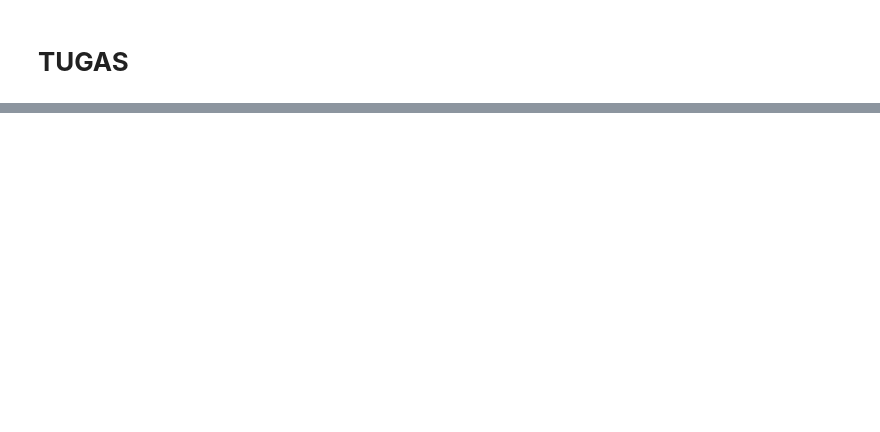
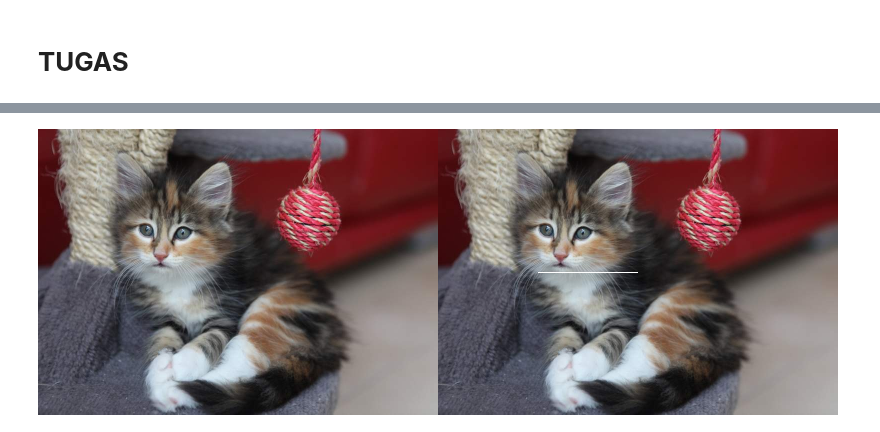
Before and after one commit to BrianMohamadSafiudin/PCVK_Ganjil_2023, a Jupyter notebook: Week1.ipynb, the cells around one changed output, grey strips where cells are left out. Cells and saved outputs as stored; diff of their text form; code cells hidden in the pictures; blank space fills up the shorter version.

```diff
--- a/Week1.ipynb
+++ b/Week1.ipynb
@@ -89,2 +89,26 @@ cv2_imshow(final_frame)
 # %% [markdown]
 # **TUGAS**
+# %%
+# Jawaban Nomor 2
+
+image_2 = cv.cvtColor(image, cv.COLOR_BGR2RGB)
+image_vertical = cv.cvtColor(image, cv.COLOR_BGR2RGB)
+image_cross = cv.cvtColor(image, cv.COLOR_BGR2RGB)
+
+# membuat garis vertikal ditengah image
+for x in range (tinggi):
+  image_vertical[x, int((lebar)/2)] = [255,255,255]
+
+# membuat garis cross ditengah image
+for i in range(min(tinggi, lebar)):
+    image_cross[i, i] = [255,255, 255]
+    image_cross[tinggi - i - 1, i] = [255,255, 255]
+
+# Menggabungkan gambar-gambar dengan garis
+final_frame1 = cv.hconcat((image_2, image_vertical))
+final_frame2 = cv.hconcat((image_2, image_cross))
+
+# Menampilkan gambar
+cv2_imshow(final_frame1)
+print("\n")
+cv2_imshow(final_frame2)
@@ -90,0 +118,23 @@ cv2_imshow(final_frame)
+# %%
+# Jawaban Nomor 3
+
+image_2 = cv.cvtColor(image, cv.COLOR_BGR2RGB)
+image_with_horizontal_line = cv.cvtColor(image, cv.COLOR_BGR2RGB)
+
+# Menentukan panjang garis yang diinginkan
+panjang_garis = 100
+
+# Membuat gambar baru untuk garis horizontal di tengah gambar
+y_center = int(tinggi / 2)  # Koordinat y untuk garis horizontal
+x_start = int((lebar - panjang_garis) / 3)
+x_end = x_start + panjang_garis
+for x in range(x_start, x_end):
+    image_with_horizontal_line[y_center, x] = [255, 255, 255]
+
+# Menggabungkan gambar asli dengan gambar yang memiliki garis horizontal
+final_frame = cv.hconcat((image_2, image_with_horizontal_line))
+
+# Menampilkan gambar
+cv2_imshow(final_frame)
+# %% [output]
+[figure, added]
```
Also changed, not shown: parts of 11 cells of this notebook.
